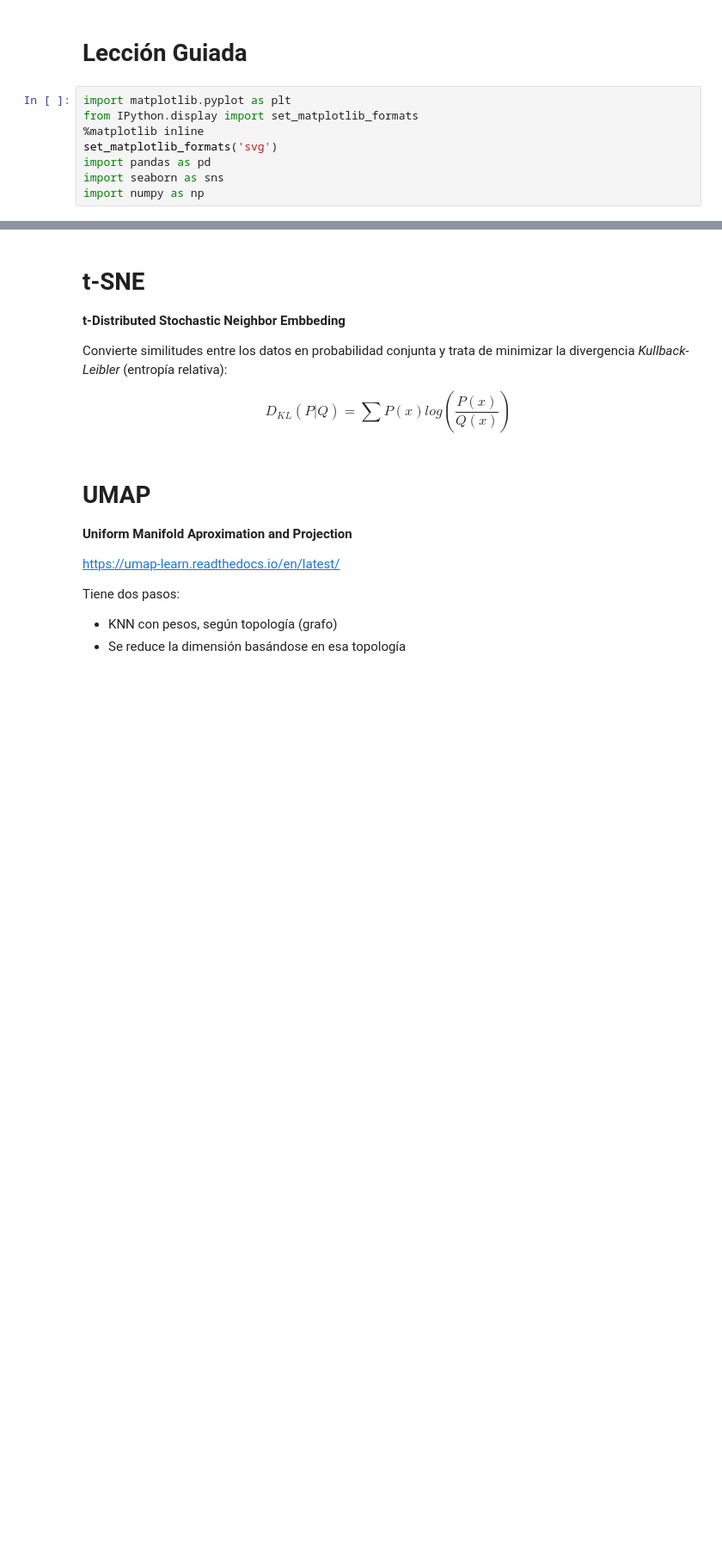
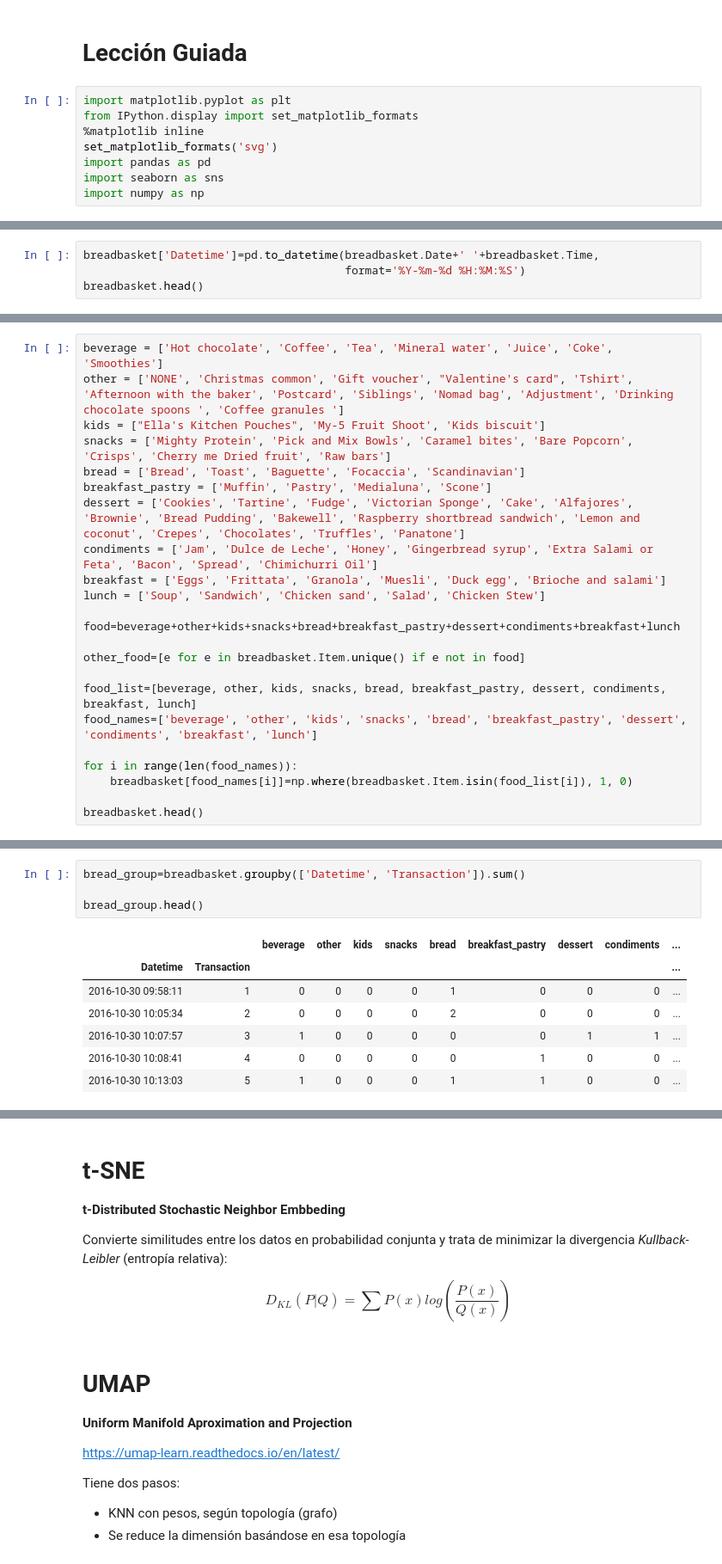
Before and after one commit to YonatanRA/clases_datamex0320, a Jupyter notebook: w7_d2 - More USL.ipynb, the cells around one changed output, grey strips where cells are left out. Shown at 86% size. Drawn from its saved outputs; the diff is of its cells as text; blank space fills up the shorter version.

```diff
--- a/w7_d2 - More USL.ipynb
+++ b/w7_d2 - More USL.ipynb
@@ -177,0 +258,4 @@ breadbasket.head()
+# %%
+breadbasket['Datetime']=pd.to_datetime(breadbasket.Date+' '+breadbasket.Time,
+                                       format='%Y-%m-%d %H:%M:%S')
+breadbasket.head()
@@ -177,0 +307,23 @@ breadbasket.head()
+# %%
+beverage = ['Hot chocolate', 'Coffee', 'Tea', 'Mineral water', 'Juice', 'Coke', 'Smoothies']
+other = ['NONE', 'Christmas common', 'Gift voucher', "Valentine's card", 'Tshirt', 'Afternoon with the baker', 'Postcard', 'Siblings', 'Nomad bag', 'Adjustment', 'Drinking chocolate spoons ', 'Coffee granules ']
+kids = ["Ella's Kitchen Pouches", 'My-5 Fruit Shoot', 'Kids biscuit']
+snacks = ['Mighty Protein', 'Pick and Mix Bowls', 'Caramel bites', 'Bare Popcorn', 'Crisps', 'Cherry me Dried fruit', 'Raw bars']
+bread = ['Bread', 'Toast', 'Baguette', 'Focaccia', 'Scandinavian']
+breakfast_pastry = ['Muffin', 'Pastry', 'Medialuna', 'Scone']
+dessert = ['Cookies', 'Tartine', 'Fudge', 'Victorian Sponge', 'Cake', 'Alfajores', 'Brownie', 'Bread Pudding', 'Bakewell', 'Raspberry shortbread sandwich', 'Lemon and coconut', 'Crepes', 'Chocolates', 'Truffles', 'Panatone']
+condiments = ['Jam', 'Dulce de Leche', 'Honey', 'Gingerbread syrup', 'Extra Salami or Feta', 'Bacon', 'Spread', 'Chimichurri Oil']
+breakfast = ['Eggs', 'Frittata', 'Granola', 'Muesli', 'Duck egg', 'Brioche and salami']
+lunch = ['Soup', 'Sandwich', 'Chicken sand', 'Salad', 'Chicken Stew']
+
+food=beverage+other+kids+snacks+bread+breakfast_pastry+dessert+condiments+breakfast+lunch
+
+other_food=[e for e in breadbasket.Item.unique() if e not in food]
+
+food_list=[beverage, other, kids, snacks, bread, breakfast_pastry, dessert, condiments, breakfast, lunch]
+food_names=['beverage', 'other', 'kids', 'snacks', 'bread', 'breakfast_pastry', 'dessert', 'condiments', 'breakfast', 'lunch']
+
+for i in range(len(food_names)):
+    breadbasket[food_names[i]]=np.where(breadbasket.Item.isin(food_list[i]), 1, 0)
+
+breadbasket.head()
@@ -177,0 +337,12 @@ breadbasket.head()
+# %%
+bread_group=breadbasket.groupby(['Datetime', 'Transaction']).sum()
+
+bread_group.head()
+# %% [output]
+|  |  | beverage | other | kids | snacks | bread | breakfast_pastry | dessert | condiments | ... |
+| Datetime | Transaction |  |  |  |  |  |  |  |  | ... |
+| 2016-10-30 09:58:11 | 1 | 0 | 0 | 0 | 0 | 1 | 0 | 0 | 0 | ... |
+| 2016-10-30 10:05:34 | 2 | 0 | 0 | 0 | 0 | 2 | 0 | 0 | 0 | ... |
+| 2016-10-30 10:07:57 | 3 | 1 | 0 | 0 | 0 | 0 | 0 | 1 | 1 | ... |
+| 2016-10-30 10:08:41 | 4 | 0 | 0 | 0 | 0 | 0 | 1 | 0 | 0 | ... |
+| 2016-10-30 10:13:03 | 5 | 1 | 0 | 0 | 0 | 1 | 1 | 0 | 0 | ... |
```
Also changed, not shown: parts of 27 cells of this notebook.
